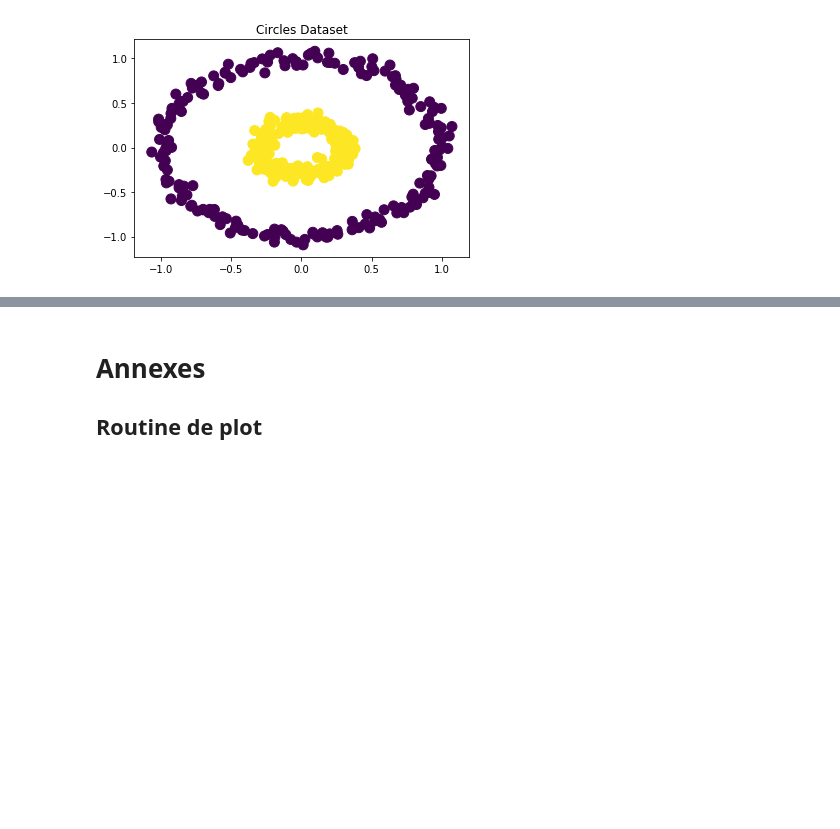
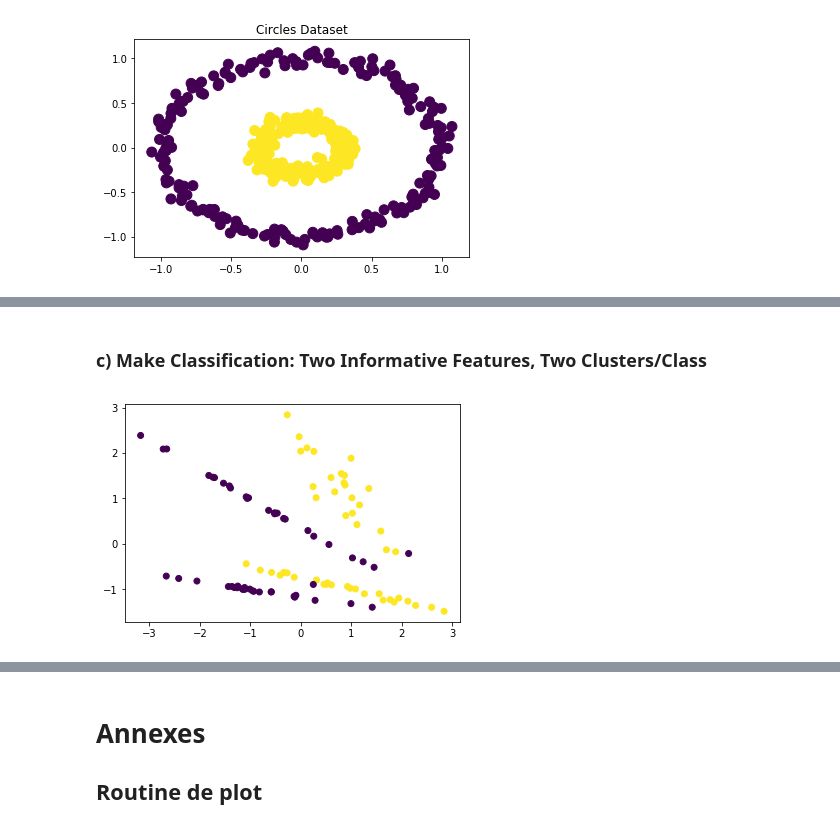
Before and after one commit to cosmo-sterin/M1_ENSL, a Jupyter notebook: ML/TP2/Rendu TP2 Tristan Sterin.ipynb, the cells around one changed output, grey strips where cells are left out. Saved outputs shown, nothing was run; the diff lists cells and outputs as text; code cells hidden in the pictures; blank space fills up the shorter version.

```diff
--- a/ML/TP2/Rendu TP2 Tristan Sterin.ipynb
+++ b/ML/TP2/Rendu TP2 Tristan Sterin.ipynb
@@ -133 +138,9 @@ plt.show()
 -Weak learners for this dataset should be seeked between k=70 and k=100 I think
+# %% [markdown]
+### c) Make Classification: Two Informative Features, Two Clusters/Class
+# %%
+X2, Y2 = make_classification(n_features=2, n_redundant=0, n_informative=2)
+plt.scatter(X2[:, 0], X2[:, 1], marker='o', c=Y2)
+plt.show()
+# %% [output]
+[figure, added]
```
Also changed, not shown: parts of 13 cells of this notebook.
